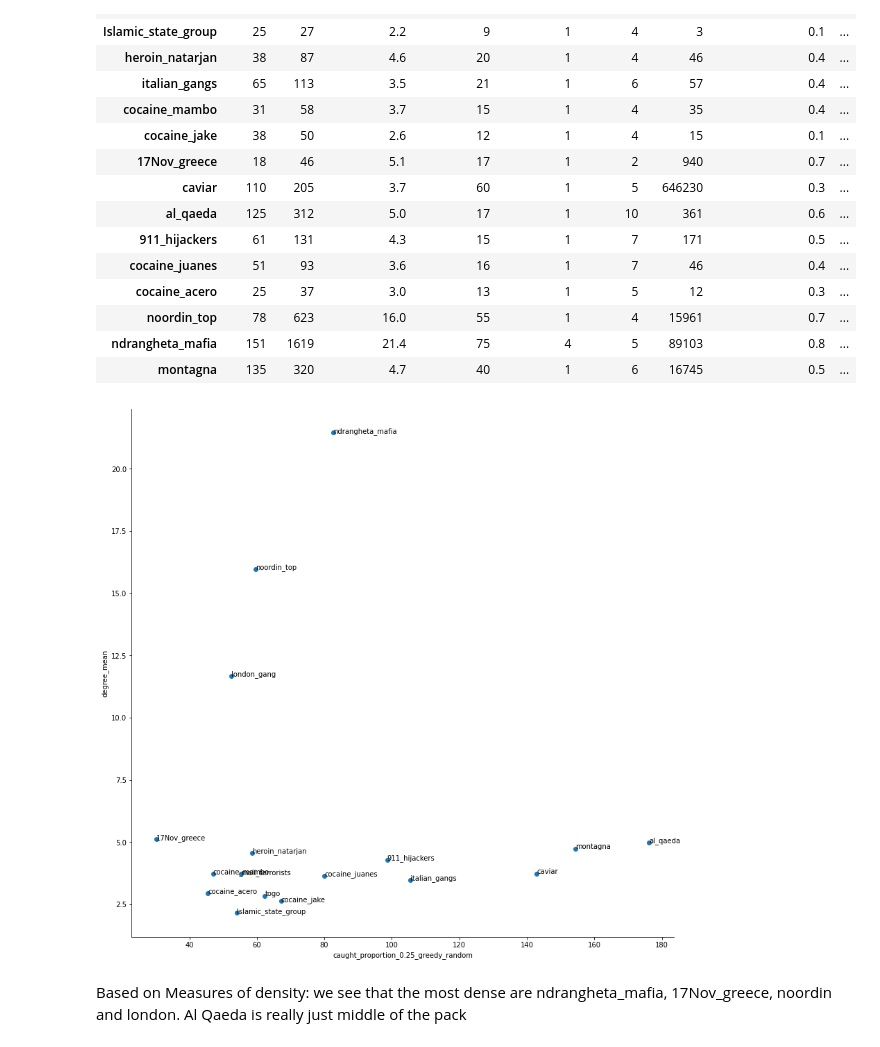
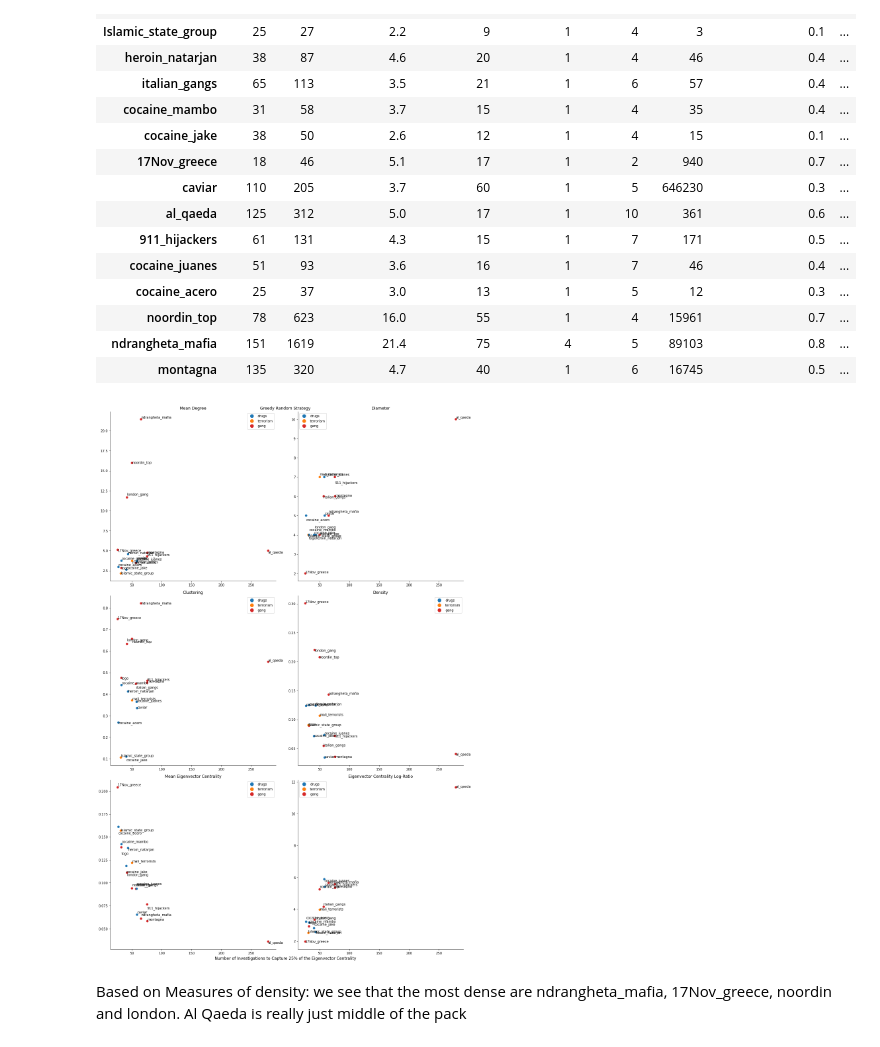
Before and after one commit to clinton0313/network_analysis, a Jupyter notebook: final_project/code/results.ipynb, the cells around one changed output. Saved outputs shown, nothing was run; the diff lists cells and outputs as text; code cells hidden in the pictures.

Commit message:
Highlighted scatter plots with interesting networks.

```diff
--- a/final_project/code/results.ipynb
+++ b/final_project/code/results.ipynb
@@ -85,28 +131,32 @@ summaries
 | noordin_top | 78 | 623 | 16.0 | 55 | 1 | 4 | 15961 | 0.7 | ... |
 | ndrangheta_mafia | 151 | 1619 | 21.4 | 75 | 4 | 5 | 89103 | 0.8 | ... |
 | montagna | 135 | 320 | 4.7 | 40 | 1 | 6 | 16745 | 0.5 | ... |
-# %%
-xlabel = "caught_proportion_0.25_greedy_random"
-ylabel = "degree_mean"
-
-def labelled_scatter(xlabel, ylabel, data, ax = None):
-    if ax is None:
-        fig, ax = plt.subplots(figsize=(14, 14))
-
-    ax.scatter(xlabel, ylabel, data=data)
-    for i in data.index:
-        ax.text(x=data.loc[i, xlabel], y=data.loc[i, ylabel], s=i)
-    ax.set_xlabel(xlabel)
-    ax.set_ylabel(ylabel)
-    for spine in ["top", "right"]:
-        ax.spines[spine].set_visible(False)
-
-    if ax is None:
-        return fig
-
-fig = labelled_scatter(xlabel, ylabel, summaries)
-# %% [output]
-[figure, removed]
+# %%
+xlabel = "eigen_proportion_0.25_greedy_random"
+ylabel = "eig_cent_logratio"
+
+ylabels = ["degree_mean", "diameter", "average_clustering", "density", "eig_cent_mean", "eig_cent_logratio"]
+yjitters = [0.2, 0.2, 0.01, 0.001, 0.004, 0.1]
+titles = ["Mean Degree", "Diameter", "Clustering", "Density", "Mean Eigenvector Centrality", "Eigenvector Centrality Log-Ratio"]
+
+def strategy_results_summary(xlabel, ylabels, titles, yjitters, figtitle="", figxlabel=""):
+    fig, axs = plt.subplots(3, 2, figsize=(16, 24), tight_layout=True)
+    for ax, ylabel, title, yjitter in zip(axs.ravel(), ylabels, titles, yjitters):
+        labelled_scatter(xlabel, ylabel, summaries, yjitter = yjitter, title=title, ax=ax)
+    fig.suptitle(figtitle)
+    fig.supxlabel(figxlabel)
+    return fig
+
+eigen_greedy_fig = strategy_results_summary(
+    "eigen_proportion_0.25_greedy_random",
+    ylabels,
+    titles,
+    yjitters,
+    figtitle="Greedy Random Strategy",
+    figxlabel="Number of Investigations to Capture 25% of the Eigenvector Centrality"
+)
+# %% [output]
+[figure, added]
 # %% [markdown]
 Based on Measures of density: we see that the most dense are ndrangheta_mafia, 17Nov_greece, noordin and london. Al Qaeda is really just middle of the pack
 # %%
```
Also changed, not shown: parts of 16 cells of this notebook, 1 other file.
